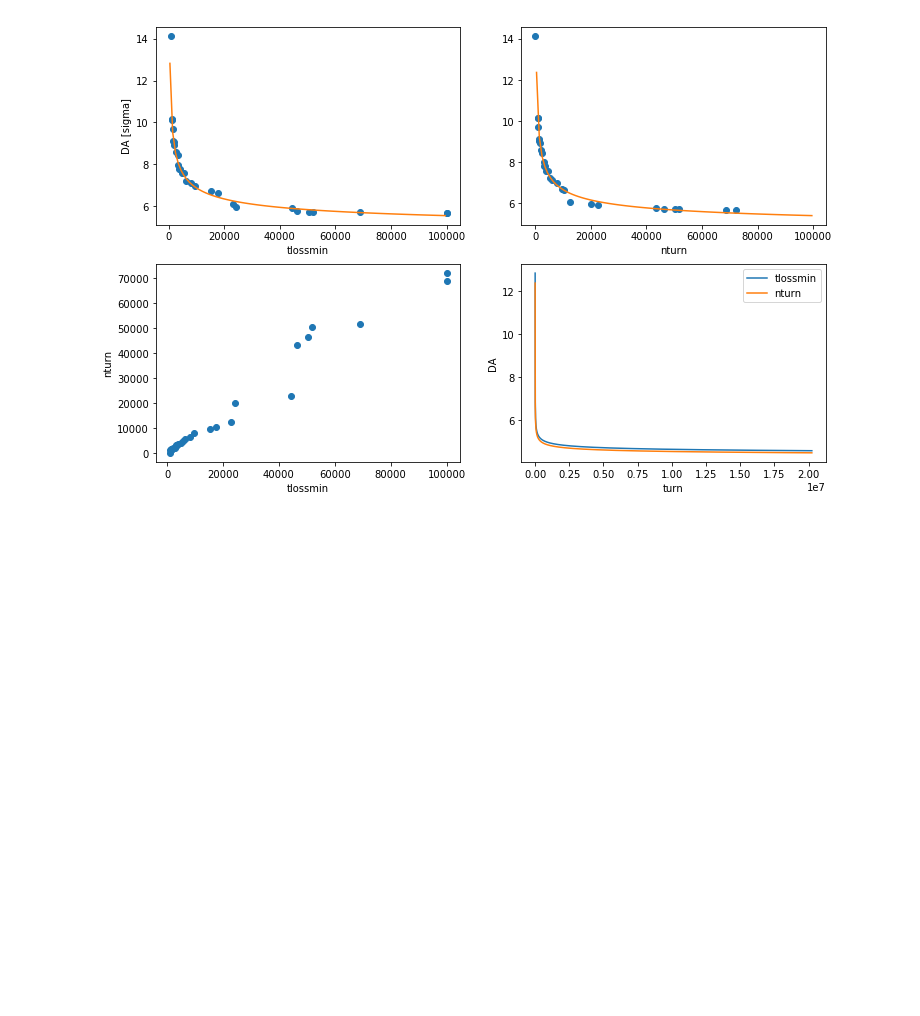
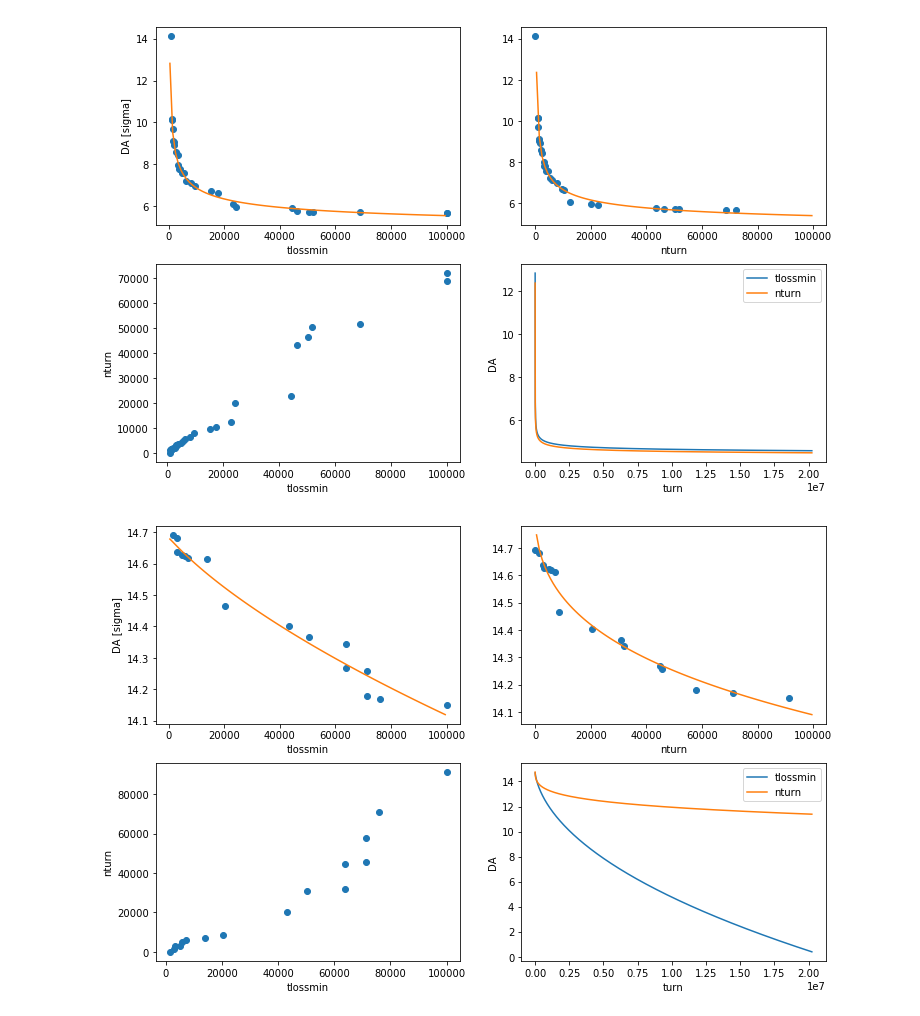
Before and after one commit to mtitze/HL-LHC, a Jupyter notebook: examples/examples_fitting_tlossmin.ipynb, the cells around one changed output. Saved outputs shown, nothing was run; the diff lists cells and outputs as text; code cells hidden in the pictures; blank space fills up the shorter version.

```diff
--- a/examples/examples_fitting_tlossmin.ipynb
+++ b/examples/examples_fitting_tlossmin.ipynb
@@ -141,3 +141,7 @@ plot_comparison("/home/phermes/development/SixDeskDB/chrom-20.0-40.0.db",13)
 plot_comparison("/home/phermes/development/SixDeskDB/chrom-20.0-40.0.db",1)
 # %% [output]
 [figure]
+# %%
+plot_comparison("/home/phermes/development/SixDeskDB/chrom-6.0-4.0.db",43)
+# %% [output]
+[figure, added]
```
Also changed, not shown: parts of 16 cells of this notebook.
